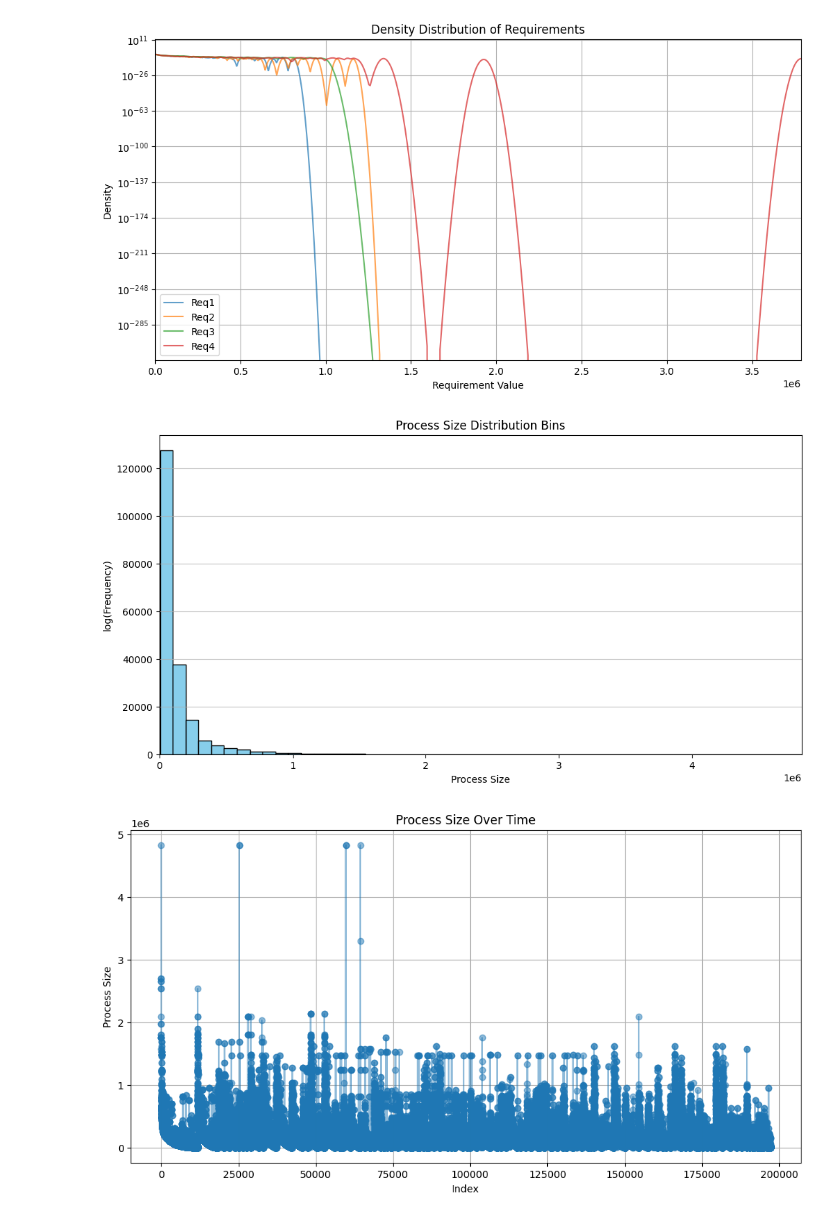
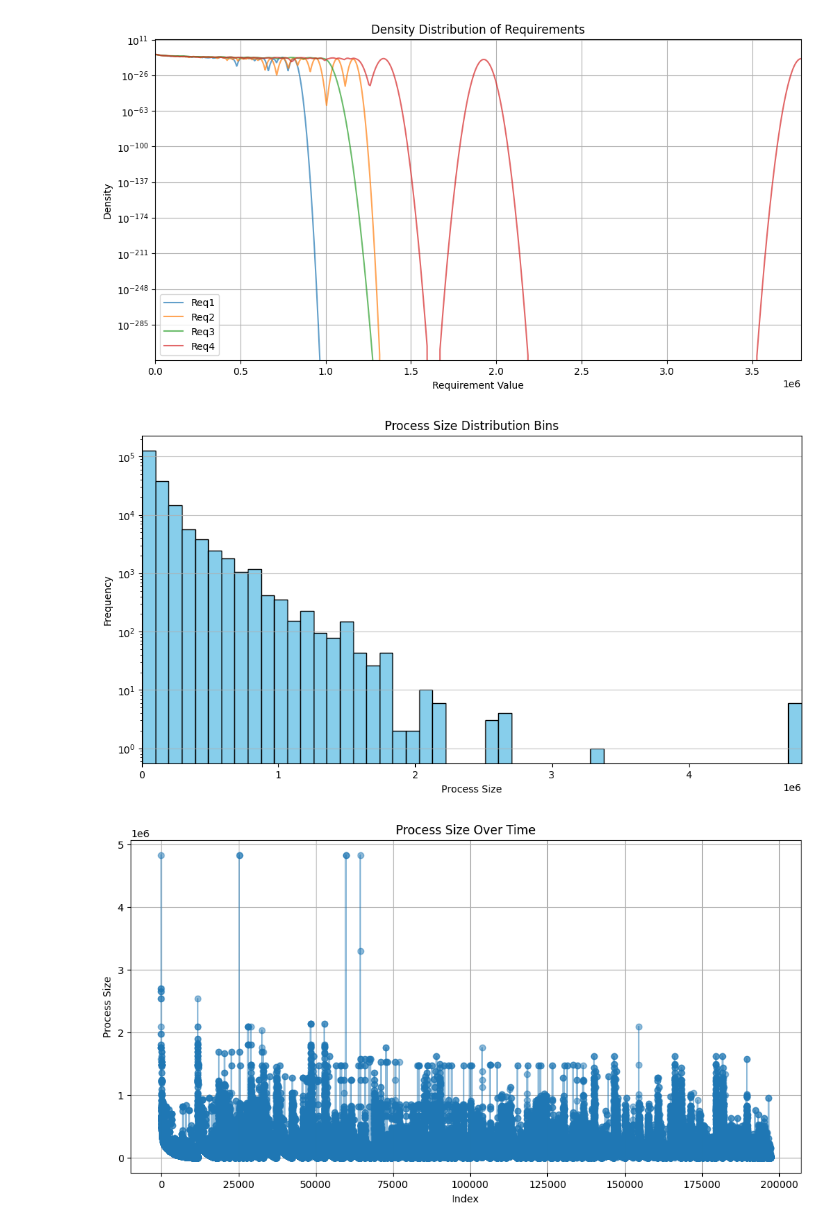
Before and after one commit to circleorange/jaskowski-j12, a Jupyter notebook: analytics/reassignments.ipynb, the cells around one changed output. Saved outputs shown, nothing was run; the diff lists cells and outputs as text; code cells hidden in the pictures.

```diff
--- a/analytics/reassignments.ipynb
+++ b/analytics/reassignments.ipynb
@@ -138,0 +80,10 @@ def plot_requirements_distribution_bins(df, log_scale=False, x_limit=None):
+# %%
+def aggregate_requirements(p_req_pd: pd.Series) -> pd.DataFrame:
+    """
+    Aggregate requirements into ProcessSize
+    """
+    p_req_parsed = p_req_pd.apply(parse_raw_requirements)
+    p_req_total = p_req_parsed.apply(sum)
+    p_req_total_df = pd.DataFrame(p_req_total.tolist())
+
+    return p_req_total_df
@@ -138,0 +373,4 @@ def plot_requirements_distribution_bins(df, log_scale=False, x_limit=None):
+# %%
+p_size_total = aggregate_requirements(df_a12['Requirements'])
+df_a12['ProcessSize'] = p_size_total.sum(axis=1)
+df_a12.head()
@@ -138,0 +384,4 @@ def plot_requirements_distribution_bins(df, log_scale=False, x_limit=None):
+# %%
+p_req_parsed = df_a12['Requirements'].apply(parse_raw_requirements)
+df_a12['Requirements'] = p_req_parsed.tolist()
+df_a12.head()
@@ -161,18 +396,0 @@ Max process size: 4825692
-# %%
-def get_requirements(df):
-
-    def parse_requirements(req_str):
-        try:
-            return ast.literal_eval(req_str)
-        except:
-            return [0, 0, 0, 0]
-
-    df['Requirements'] = df['Requirements'].apply(parse_requirements)
-    df['ProcessSize'] = df['Requirements'].apply(sum)
-
-    # Extract each of the four requirements
-    df[['Req1', 'Req2', 'Req3', 'Req4']] = pd.DataFrame(df['Requirements'].tolist(), index=df.index)
-    return df
-
-df_a12 = get_requirements(df_a12)
-df_a12.head()
@@ -239,9 +517,15 @@ plot_requirement_density(df_a12)
 # %% [output]
 [figure]
 # %%
-plot_requirements_distribution_bins(df_a12)
+plot_distribution_bins(
+    df_a12['ProcessSize'].values,
+    title="Process Size Distribution Bins",
+    xlabel="Process Size",
+    ylabel="Frequency",
+    log_scale=True
+)
 # %% [output]
-[figure, old version]
+[figure, new version]
 # %%
 # Iterate through each df row and plot process size over time
 def plot_process_size_over_time(df):
```
Also changed, not shown: parts of 46 cells of this notebook, 4 other files.
